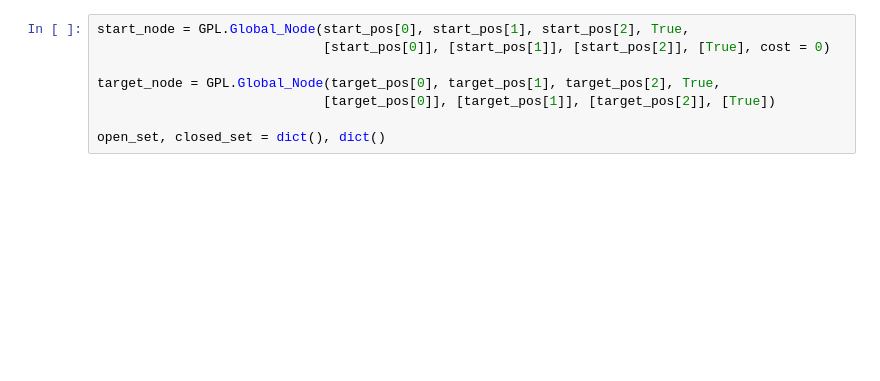
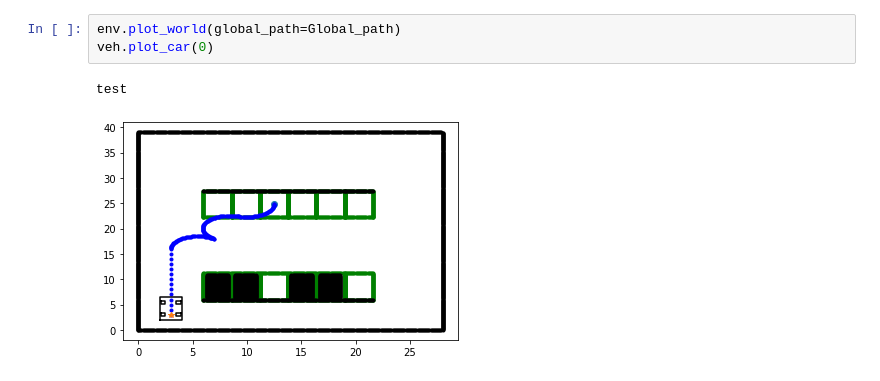
Before and after one commit to Voilier-bsc/Auto_Parking, a Jupyter notebook: Test.ipynb, the cells around one changed output. Cells and saved outputs as stored; diff of their text form; blank space fills up the shorter version.

```diff
--- a/Test.ipynb
+++ b/Test.ipynb
@@ -67,8 +47,6 @@ VEHICLE_RAD
-# %%
-start_node = GPL.Global_Node(start_pos[0], start_pos[1], start_pos[2], True,
-                             [start_pos[0]], [start_pos[1]], [start_pos[2]], [True], cost = 0)
-
-target_node = GPL.Global_Node(target_pos[0], target_pos[1], target_pos[2], True,
-                             [target_pos[0]], [target_pos[1]], [target_pos[2]], [True])
-
-open_set, closed_set = dict(), dict()
+# %%
+env.plot_world(global_path=Global_path)
+veh.plot_car(0)
+# %% [output]
+test
+[figure, added]
```
Also changed, not shown: parts of 4 cells of this notebook, 14 other files.
